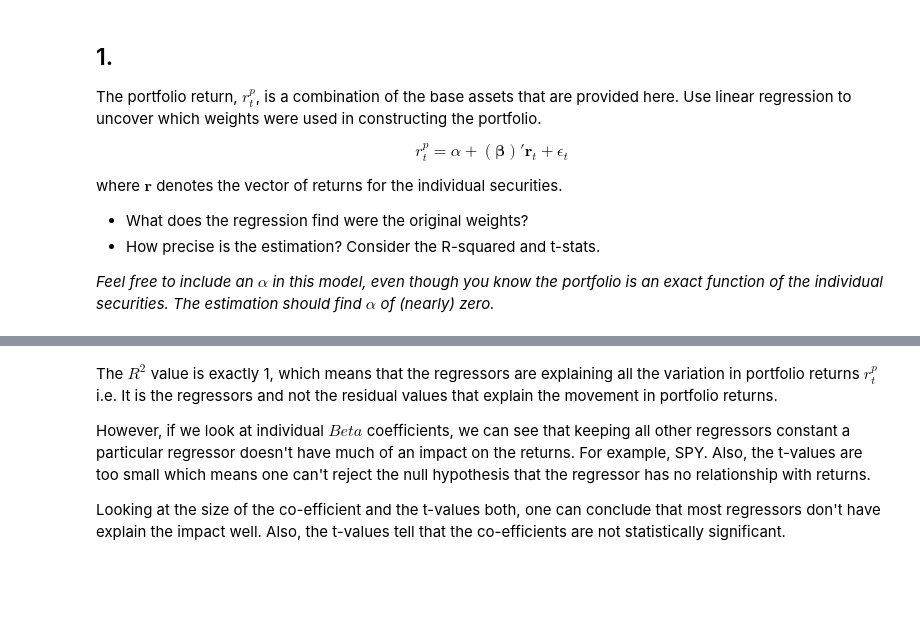
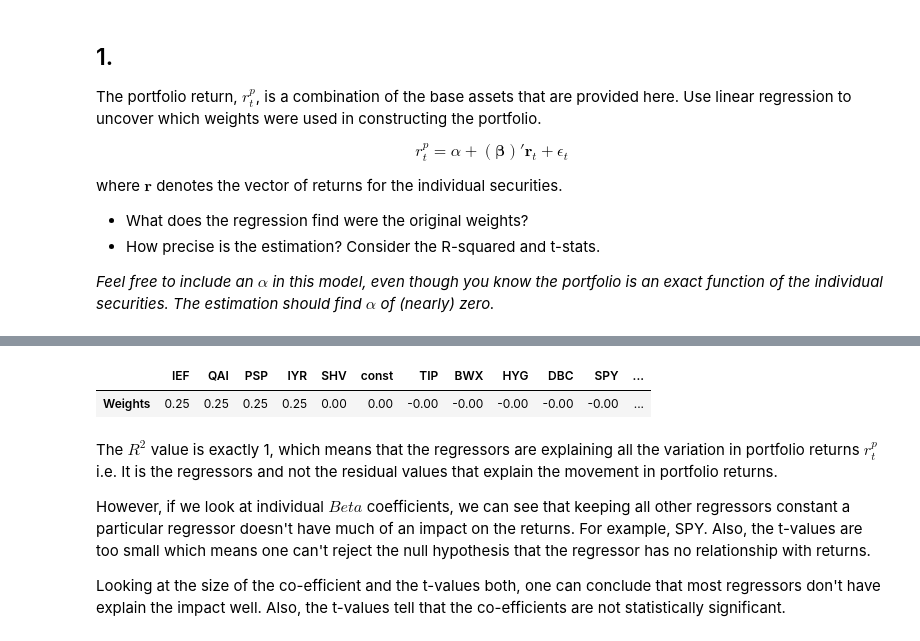
Before and after one commit to kaleembukhari90/finm-data-analysis-2023, a Jupyter notebook: homework/Homework 1 - Using OLS.ipynb, the cells around one changed output, grey strips where cells are left out. Saved outputs shown, nothing was run; the diff lists cells and outputs as text; code cells hidden in the pictures; blank space fills up the shorter version.

```diff
--- a/homework/Homework 1 - Using OLS.ipynb
+++ b/homework/Homework 1 - Using OLS.ipynb
@@ -259,6 +259,16 @@ Notes:
 [1] Standard Errors assume that the covariance matrix of the errors is correctly specified.
 [2] The condition number is large, 1.1e+03. This might indicate that there are
 strong multicollinearity or other numerical problems.
+# %%
+(
+display(mult_mod_2.params.to_frame()
+         .rename(columns={0:'Weights'})
+         .sort_values('Weights', ascending = False)
+         .T.style.format('{:.2f}'))
+)
+# %% [output]
+|  | IEF | QAI | PSP | IYR | SHV | const | TIP | BWX | HYG | DBC | SPY | ... |
+| Weights | 0.25 | 0.25 | 0.25 | 0.25 | 0.00 | 0.00 | -0.00 | -0.00 | -0.00 | -0.00 | -0.00 | ... |
 # %% [markdown]
 The $R^2$ value is exactly 1, which means that the regressors are explaining all the variation in portfolio returns $r^p_t$ i.e. It is the regressors and not the residual values that explain the movement in portfolio returns.
 
```
Also changed, not shown: parts of 14 cells of this notebook.
